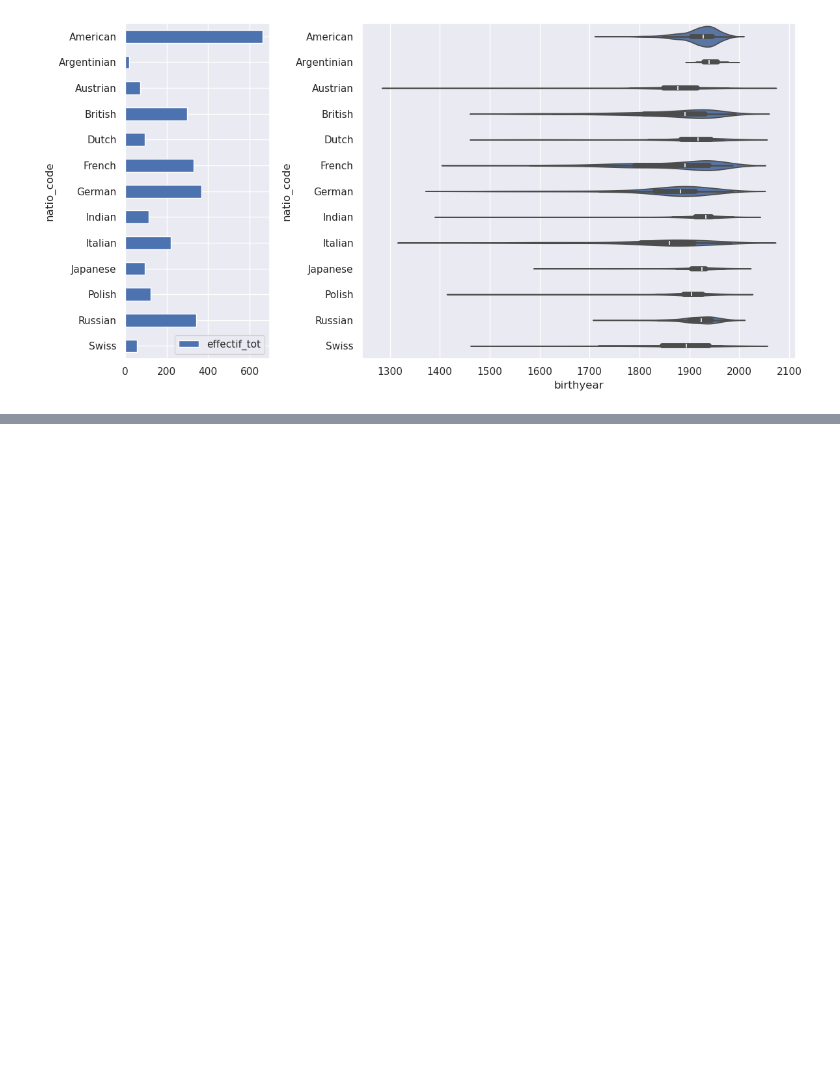
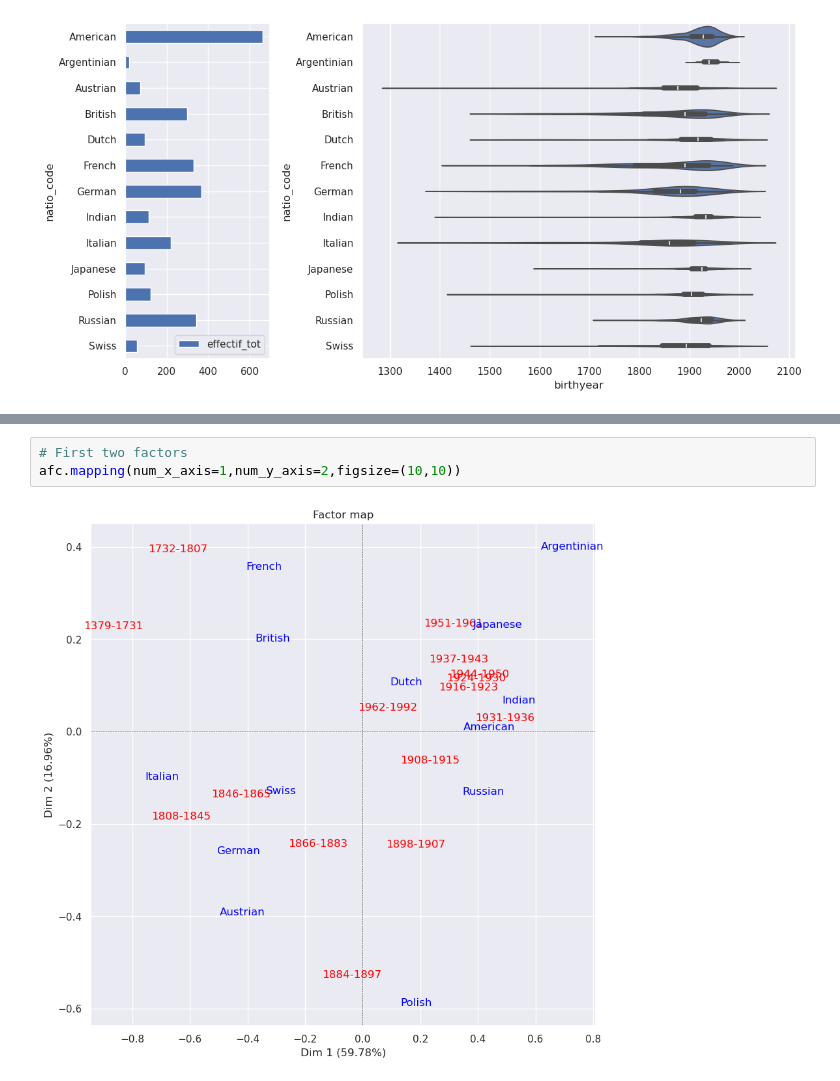
Before and after one commit to Chiodo53/astronomers, a Jupyter notebook: notebooks_jupyter/dbpedia_exploration/dpb_countries_births.ipynb, the cells around one changed output, grey strips where cells are left out. Cells and saved outputs as stored; diff of their text form; blank space fills up the shorter version.

```diff
--- a/notebooks_jupyter/dbpedia_exploration/dpb_countries_births.ipynb
+++ b/notebooks_jupyter/dbpedia_exploration/dpb_countries_births.ipynb
@@ -143,0 +323,5 @@ plt.show()
+# %%
+# First two factors
+afc.mapping(num_x_axis=1,num_y_axis=2,figsize=(10,10))
+# %% [output]
+[figure, added]
```
Also changed, not shown: parts of 21 cells of this notebook, 2 other files.
